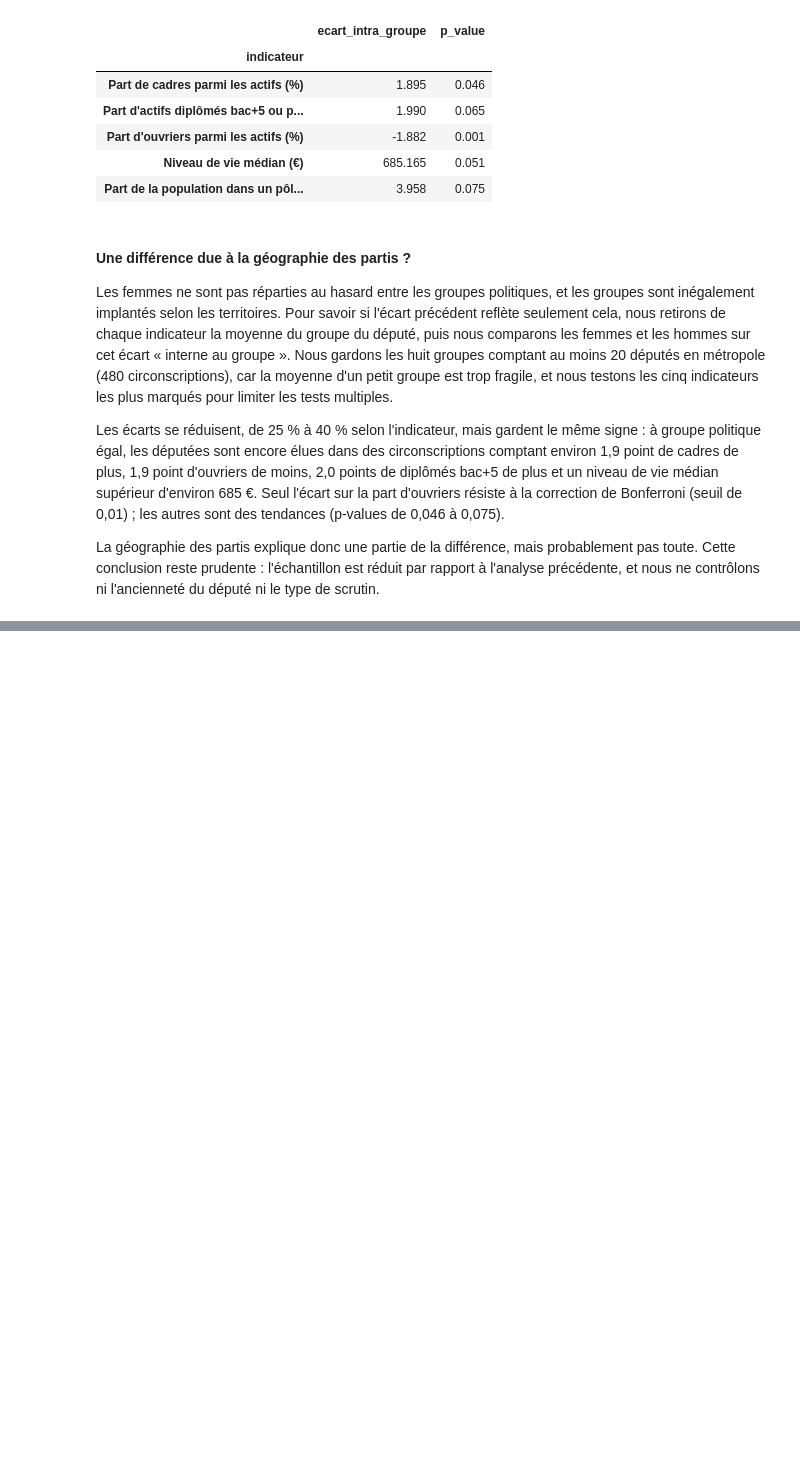
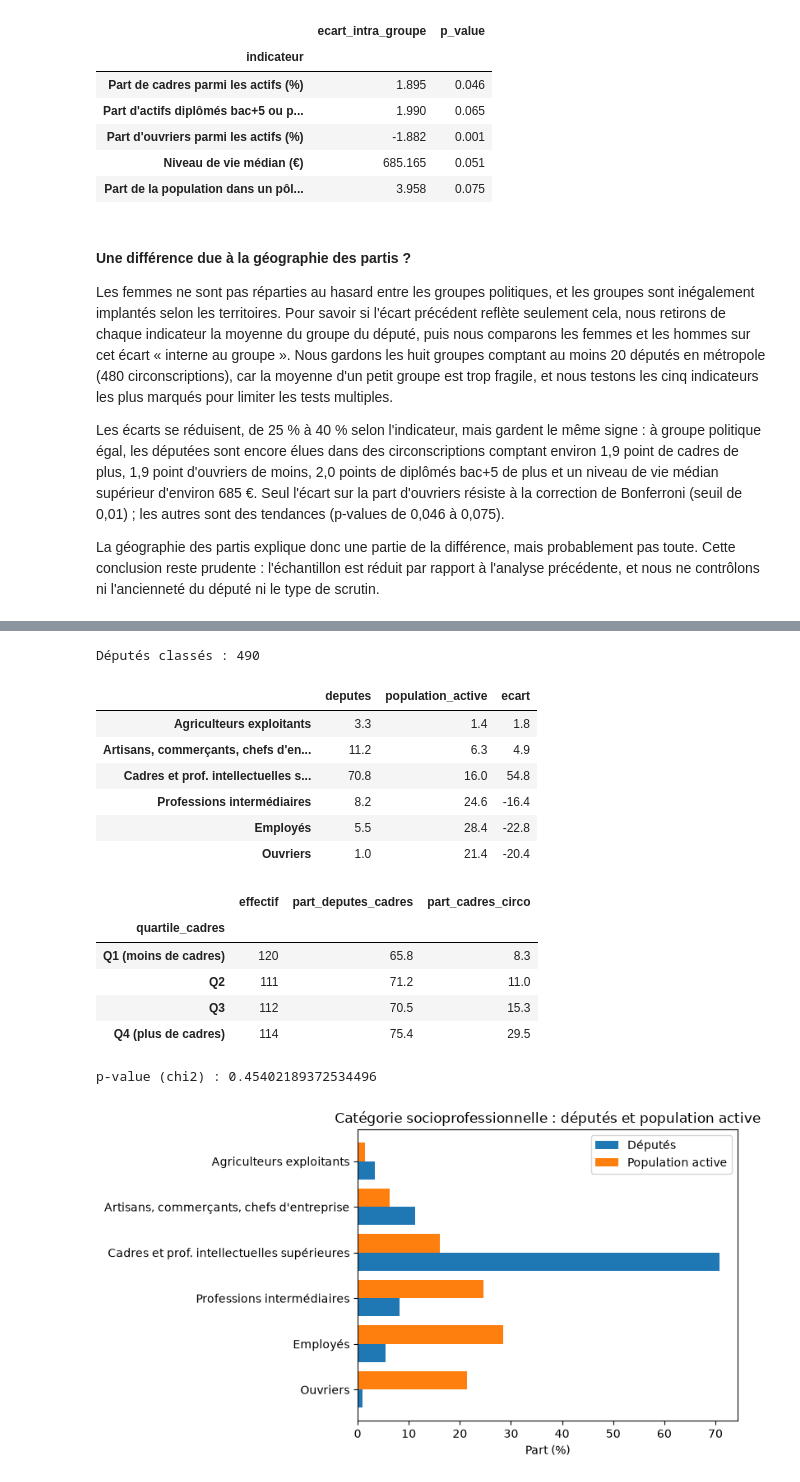
Before and after one commit to leanagzl/Python-pour-la-data-science-S1, a Jupyter notebook: rapport.ipynb, the cells around one changed output, grey strips where cells are left out. Drawn from its saved outputs; the diff is of its cells as text; code cells hidden in the pictures; blank space fills up the shorter version.

Commit message:
csp des deputes : recodage et comparaison avec la population active

```diff
--- a/rapport.ipynb
+++ b/rapport.ipynb
@@ -194,3 +194,8 @@ Les femmes ne sont pas réparties au hasard entre les groupes politiques, et les
 Les écarts se réduisent, de 25 % à 40 % selon l'indicateur, mais gardent le même signe : à groupe politique égal, les députées sont encore élues dans des circonscriptions comptant environ 1,9 point de cadres de plus, 1,9 point d'ouvriers de moins, 2,0 points de diplômés bac+5 de plus et un niveau de vie médian supérieur d'environ 685 €. Seul l'écart sur la part d'ouvriers résiste à la correction de Bonferroni (seuil de 0,01) ; les autres sont des tendances (p-values de 0,046 à 0,075).
 
 La géographie des partis explique donc une partie de la différence, mais probablement pas toute. Cette conclusion reste prudente : l'échantillon est réduit par rapport à l'analyse précédente, et nous ne contrôlons ni l'ancienneté du député ni le type de scrutin.
+# %%
+from professions import ajouter_categorie_job
+
+deputes = ajouter_categorie_job(deputes)
+display(deputes["csp_depute"].value_counts().to_frame("effectif"))
@@ -196,0 +214,30 @@ La géographie des partis explique donc une partie de la différence, mais proba
+# %%
+from professions import ajouter_categorie_job
+from representativite import comparer_csp, graphique_csp, part_cadres_par_quartile
+
+tab_csp = comparer_csp(ajouter_categorie_job(deputes), insee_indic)
+print("Députés classés :", tab_csp.attrs["effectif"])
+display(tab_csp)
+graphique_csp(tab_csp);
+
+comp_csp = ajouter_categorie_job(comp)
+quartiles = part_cadres_par_quartile(comp_csp)
+display(quartiles)
+print("p-value (chi2) :", quartiles.attrs["p_value"])
+# %% [output]
+Députés classés : 490
+|  | deputes | population_active | ecart |
+| Agriculteurs exploitants | 3.3 | 1.4 | 1.8 |
+| Artisans, commerçants, chefs d'en... | 11.2 | 6.3 | 4.9 |
+| Cadres et prof. intellectuelles s... | 70.8 | 16.0 | 54.8 |
+| Professions intermédiaires | 8.2 | 24.6 | -16.4 |
+| Employés | 5.5 | 28.4 | -22.8 |
+| Ouvriers | 1.0 | 21.4 | -20.4 |
+|  | effectif | part_deputes_cadres | part_cadres_circo |
+| quartile_cadres |  |  |  |
+| Q1 (moins de cadres) | 120 | 65.8 | 8.3 |
+| Q2 | 111 | 71.2 | 11.0 |
+| Q3 | 112 | 70.5 | 15.3 |
+| Q4 (plus de cadres) | 114 | 75.4 | 29.5 |
+p-value (chi2) : 0.45402189372534496
+[figure, added]
```
Also changed, not shown: parts of 2 cells of this notebook, 1 other file.
